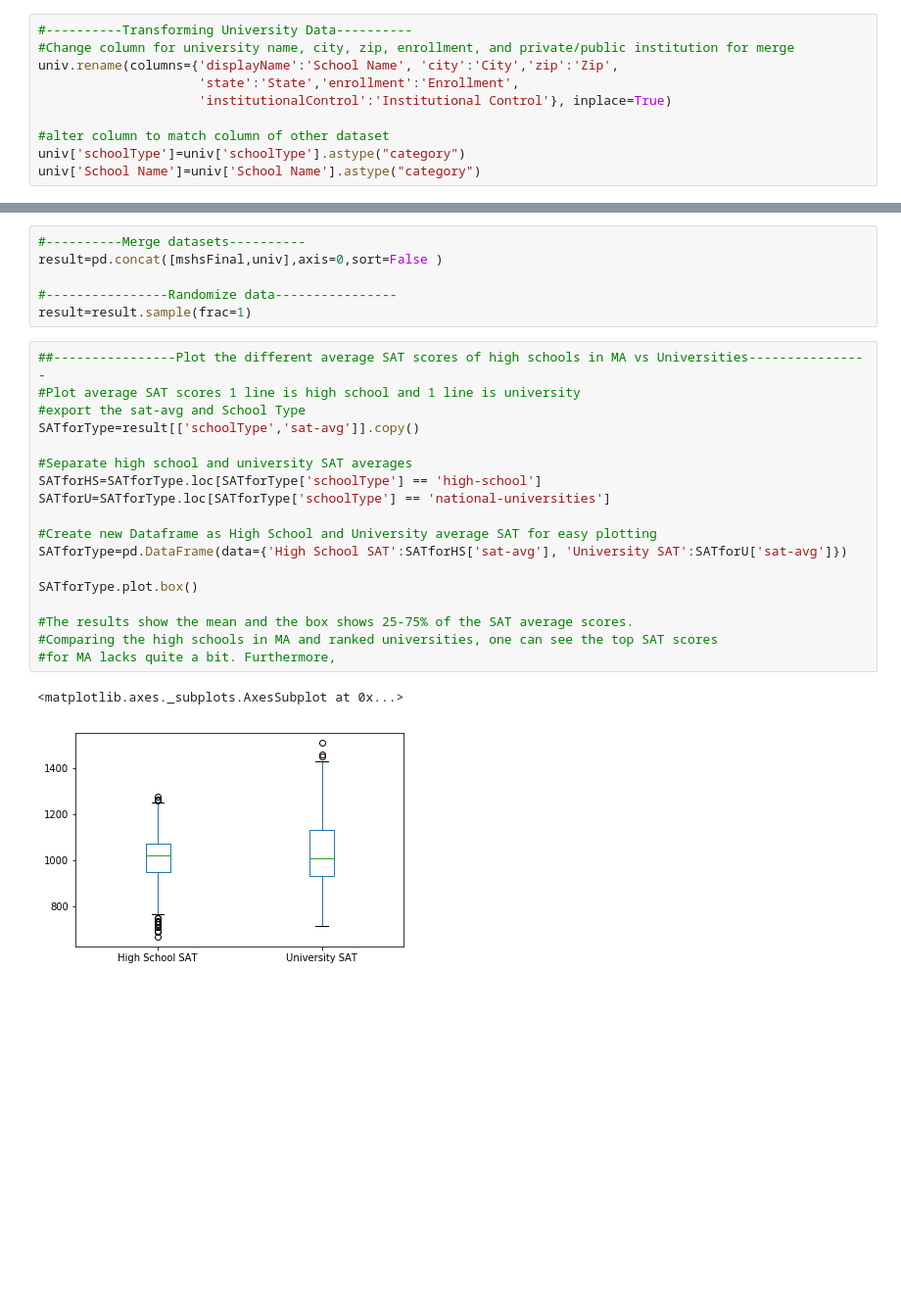
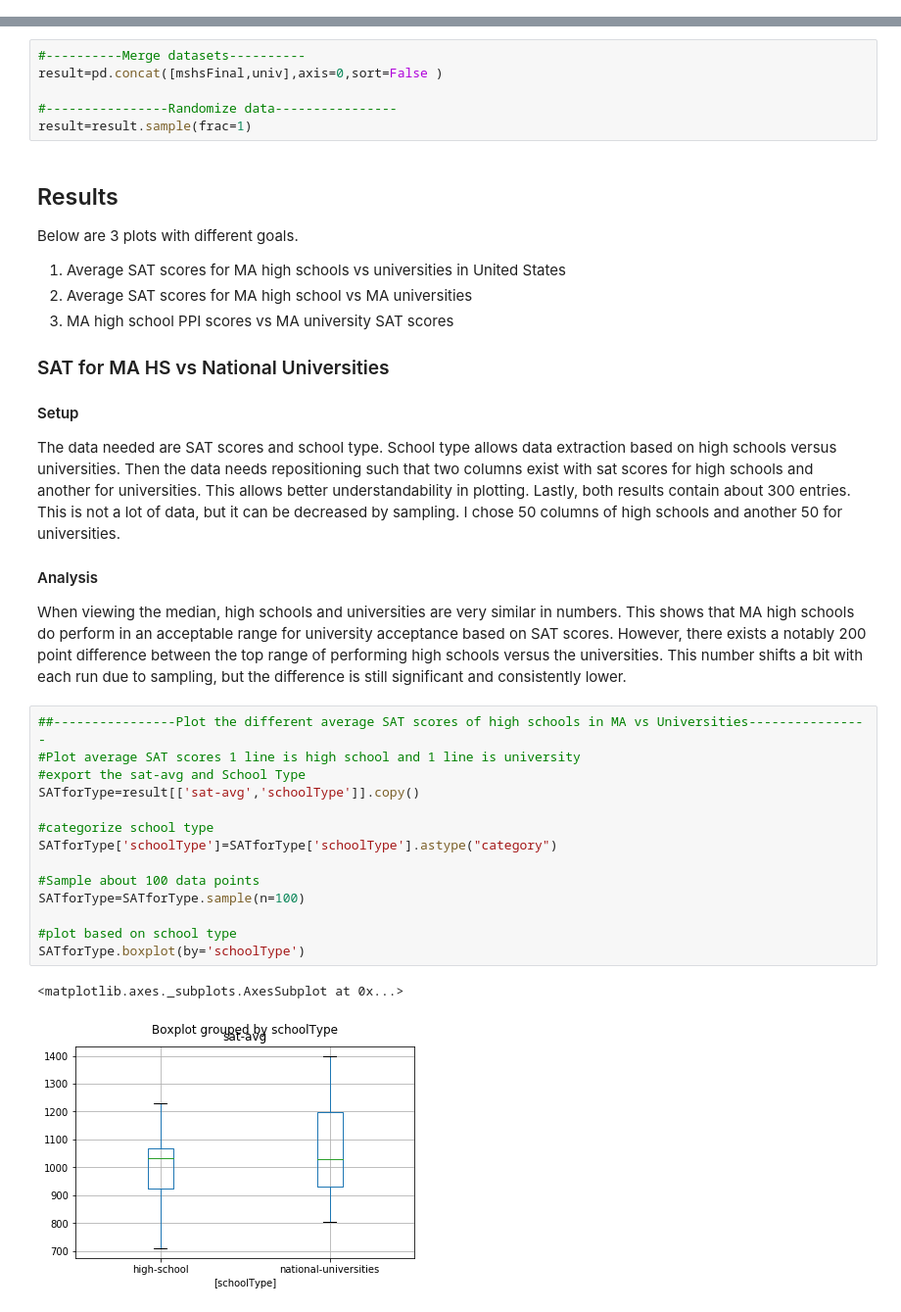
Before and after one commit to kj808/2018DataExploration, a Jupyter notebook: notebooks/EECS 731 Project.ipynb, the cells around one changed output, grey strips where cells are left out. Shown at 98% size. Drawn from its saved outputs; the diff is of its cells as text; blank space fills up the shorter version.

```diff
--- a/notebooks/EECS 731 Project.ipynb
+++ b/notebooks/EECS 731 Project.ipynb
@@ -140,10 +122,0 @@ mshsFinal['ranking']=mshsFinal.index+1
-# %%
-#----------Transforming University Data----------
-#Change column for university name, city, zip, enrollment, and private/public institution for merge
-univ.rename(columns={'displayName':'School Name', 'city':'City','zip':'Zip',
-                     'state':'State','enrollment':'Enrollment',
-                     'institutionalControl':'Institutional Control'}, inplace=True)
-
-#alter column to match column of other dataset
-univ['schoolType']=univ['schoolType'].astype("category")
-univ['School Name']=univ['School Name'].astype("category")
@@ -153,24 +129,35 @@ result=pd.concat([mshsFinal,univ],axis=0,sort=False )
 
 #----------------Randomize data----------------
 result=result.sample(frac=1)
+# %% [markdown]
+## Results
+Below are 3 plots with different goals.
+1. Average SAT scores for MA high schools vs universities in United States
+2. Average SAT scores for MA high school vs MA universities
+3. MA high school PPI scores vs MA university SAT scores
+
+
+### SAT for MA HS vs National Universities
+
+#### Setup
+The data needed are SAT scores and school type. School type allows data extraction based on high schools versus universities. Then the data needs repositioning such that two columns exist with sat scores for high schools and another for universities. This allows better understandability in plotting. Lastly, both results contain about 300 entries. This is not a lot of data, but it can be decreased by sampling. I chose 50 columns of high schools and another 50 for universities.
+
+#### Analysis
+When viewing the median, high schools and universities are very similar in numbers. This shows that MA high schools do perform in an acceptable range for university acceptance based on SAT scores. However, there exists a notably 200 point difference between the top range of performing high schools versus the universities. This number shifts a bit with each run due to sampling, but the difference is still significant and consistently lower.
 # %%
 ##----------------Plot the different average SAT scores of high schools in MA vs Universities----------------
 #Plot average SAT scores 1 line is high school and 1 line is university
 #export the sat-avg and School Type
-SATforType=result[['schoolType','sat-avg']].copy()
+SATforType=result[['sat-avg','schoolType']].copy()
 
-#Separate high school and university SAT averages
-SATforHS=SATforType.loc[SATforType['schoolType'] == 'high-school']
-SATforU=SATforType.loc[SATforType['schoolType'] == 'national-universities']
+#categorize school type
+SATforType['schoolType']=SATforType['schoolType'].astype("category")
 
-#Create new Dataframe as High School and University average SAT for easy plotting
-SATforType=pd.DataFrame(data={'High School SAT':SATforHS['sat-avg'], 'University SAT':SATforU['sat-avg']})
+#Sample about 100 data points
+SATforType=SATforType.sample(n=100)
 
-SATforType.plot.box()
-
-#The results show the mean and the box shows 25-75% of the SAT average scores.
-#Comparing the high schools in MA and ranked universities, one can see the top SAT scores
-#for MA lacks quite a bit. Furthermore,
+#plot based on school type
+SATforType.boxplot(by='schoolType')
 # %% [output]
 <matplotlib.axes._subplots.AxesSubplot at 0x...>
-[figure, old version]
+[figure, new version]
```
Also changed, not shown: parts of 16 cells of this notebook, 4 other files.
